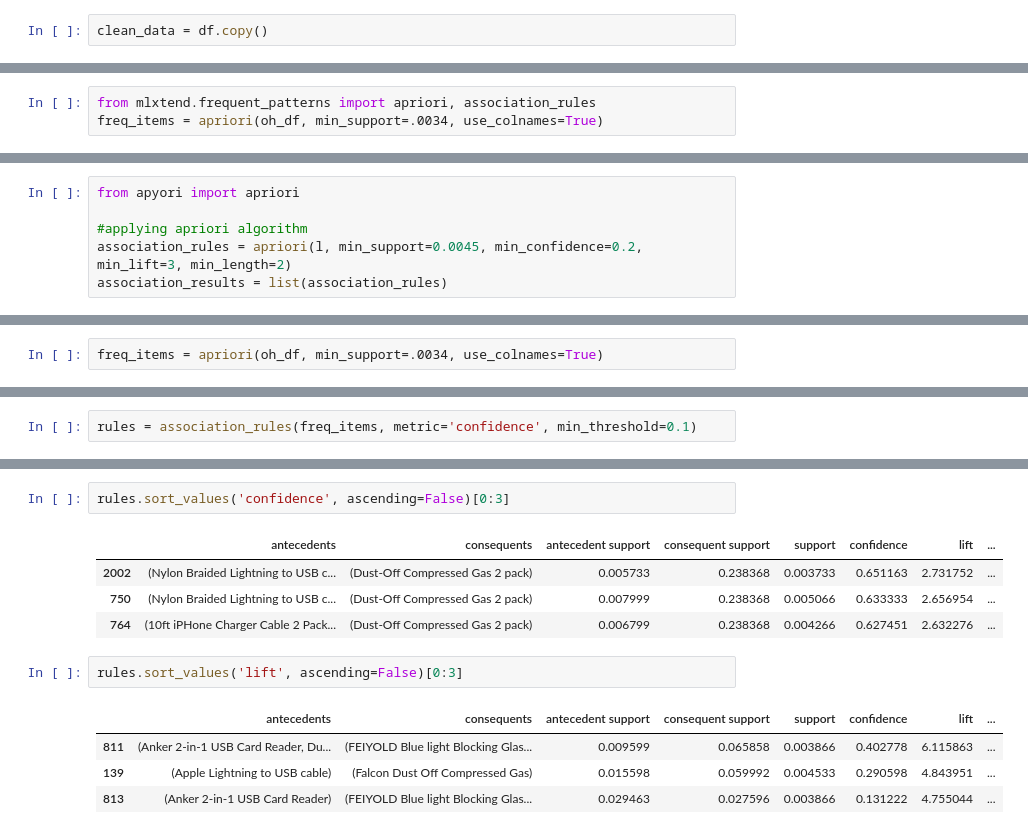
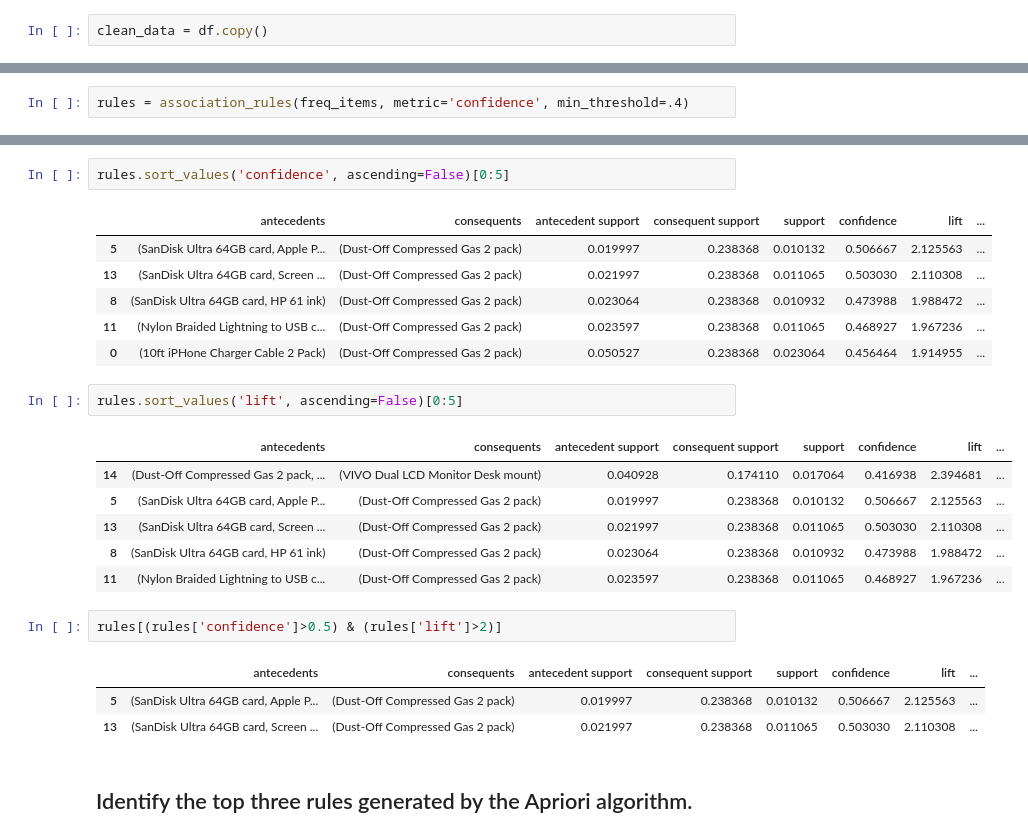
Before and after one commit to cfreeman22/d212_data_mining_2, a Jupyter notebook: D212_task3_b.ipynb, the cells around one changed output, grey strips where cells are left out. Saved outputs shown, nothing was run; the diff lists cells and outputs as text.

```diff
--- a/D212_task3_b.ipynb
+++ b/D212_task3_b.ipynb
@@ -307,6 +209,3 @@ oh_df.head()
-# %%
-from mlxtend.frequent_patterns import apriori, association_rules
-freq_items = apriori(oh_df, min_support=.0034, use_colnames=True)
 # %%
 freq_items
 # %% [output]
@@ -532,6 +224,0 @@ Successfully installed apyori-1.1.2
-# %%
-from apyori import apriori
-
-#applying apriori algorithm
-association_rules = apriori(l, min_support=0.0045, min_confidence=0.2, min_lift=3, min_length=2)
-association_results = list(association_rules)
@@ -609,2 +224,0 @@ oh_df.head()
-# %%
-freq_items = apriori(oh_df, min_support=.0034, use_colnames=True)
@@ -627,5 +225,5 @@ freq_items
 # %%
-rules = association_rules(freq_items, metric='confidence', min_threshold=0.1)
+rules = association_rules(freq_items, metric='confidence', min_threshold=.4)
 # %%
 rules
 # %% [output]
@@ -652,14 +275,26 @@ rules.sort_values('support', ascending=False)[0:3]
 # %%
-rules.sort_values('confidence', ascending=False)[0:3]
+rules.sort_values('confidence', ascending=False)[0:5]
 # %% [output]
 |  | antecedents | consequents | antecedent support | consequent support | support | confidence | lift | ... |
-| 2002 | (Nylon Braided Lightning to USB c... | (Dust-Off Compressed Gas 2 pack) | 0.005733 | 0.238368 | 0.003733 | 0.651163 | 2.731752 | ... |
-| 750 | (Nylon Braided Lightning to USB c... | (Dust-Off Compressed Gas 2 pack) | 0.007999 | 0.238368 | 0.005066 | 0.633333 | 2.656954 | ... |
-| 764 | (10ft iPHone Charger Cable 2 Pack... | (Dust-Off Compressed Gas 2 pack) | 0.006799 | 0.238368 | 0.004266 | 0.627451 | 2.632276 | ... |
+| 5 | (SanDisk Ultra 64GB card, Apple P... | (Dust-Off Compressed Gas 2 pack) | 0.019997 | 0.238368 | 0.010132 | 0.506667 | 2.125563 | ... |
+| 13 | (SanDisk Ultra 64GB card, Screen ... | (Dust-Off Compressed Gas 2 pack) | 0.021997 | 0.238368 | 0.011065 | 0.503030 | 2.110308 | ... |
+| 8 | (SanDisk Ultra 64GB card, HP 61 ink) | (Dust-Off Compressed Gas 2 pack) | 0.023064 | 0.238368 | 0.010932 | 0.473988 | 1.988472 | ... |
+| 11 | (Nylon Braided Lightning to USB c... | (Dust-Off Compressed Gas 2 pack) | 0.023597 | 0.238368 | 0.011065 | 0.468927 | 1.967236 | ... |
+| 0 | (10ft iPHone Charger Cable 2 Pack) | (Dust-Off Compressed Gas 2 pack) | 0.050527 | 0.238368 | 0.023064 | 0.456464 | 1.914955 | ... |
 # %%
-rules.sort_values('lift', ascending=False)[0:3]
+rules.sort_values('lift', ascending=False)[0:5]
 # %% [output]
 |  | antecedents | consequents | antecedent support | consequent support | support | confidence | lift | ... |
-| 811 | (Anker 2-in-1 USB Card Reader, Du... | (FEIYOLD Blue light Blocking Glas... | 0.009599 | 0.065858 | 0.003866 | 0.402778 | 6.115863 | ... |
-| 139 | (Apple Lightning to USB cable) | (Falcon Dust Off Compressed Gas) | 0.015598 | 0.059992 | 0.004533 | 0.290598 | 4.843951 | ... |
-| 813 | (Anker 2-in-1 USB Card Reader) | (FEIYOLD Blue light Blocking Glas... | 0.029463 | 0.027596 | 0.003866 | 0.131222 | 4.755044 | ... |
+| 14 | (Dust-Off Compressed Gas 2 pack, ... | (VIVO Dual LCD Monitor Desk mount) | 0.040928 | 0.174110 | 0.017064 | 0.416938 | 2.394681 | ... |
+| 5 | (SanDisk Ultra 64GB card, Apple P... | (Dust-Off Compressed Gas 2 pack) | 0.019997 | 0.238368 | 0.010132 | 0.506667 | 2.125563 | ... |
+| 13 | (SanDisk Ultra 64GB card, Screen ... | (Dust-Off Compressed Gas 2 pack) | 0.021997 | 0.238368 | 0.011065 | 0.503030 | 2.110308 | ... |
+| 8 | (SanDisk Ultra 64GB card, HP 61 ink) | (Dust-Off Compressed Gas 2 pack) | 0.023064 | 0.238368 | 0.010932 | 0.473988 | 1.988472 | ... |
+| 11 | (Nylon Braided Lightning to USB c... | (Dust-Off Compressed Gas 2 pack) | 0.023597 | 0.238368 | 0.011065 | 0.468927 | 1.967236 | ... |
+# %%
+rules[(rules['confidence']>0.5) & (rules['lift']>2)]
+# %% [output]
+|  | antecedents | consequents | antecedent support | consequent support | support | confidence | lift | ... |
+| 5 | (SanDisk Ultra 64GB card, Apple P... | (Dust-Off Compressed Gas 2 pack) | 0.019997 | 0.238368 | 0.010132 | 0.506667 | 2.125563 | ... |
+| 13 | (SanDisk Ultra 64GB card, Screen ... | (Dust-Off Compressed Gas 2 pack) | 0.021997 | 0.238368 | 0.011065 | 0.503030 | 2.110308 | ... |
+# %% [markdown]
+##  Identify the top three rules generated by the Apriori algorithm.
```
Also changed, not shown: parts of 51 cells of this notebook.
